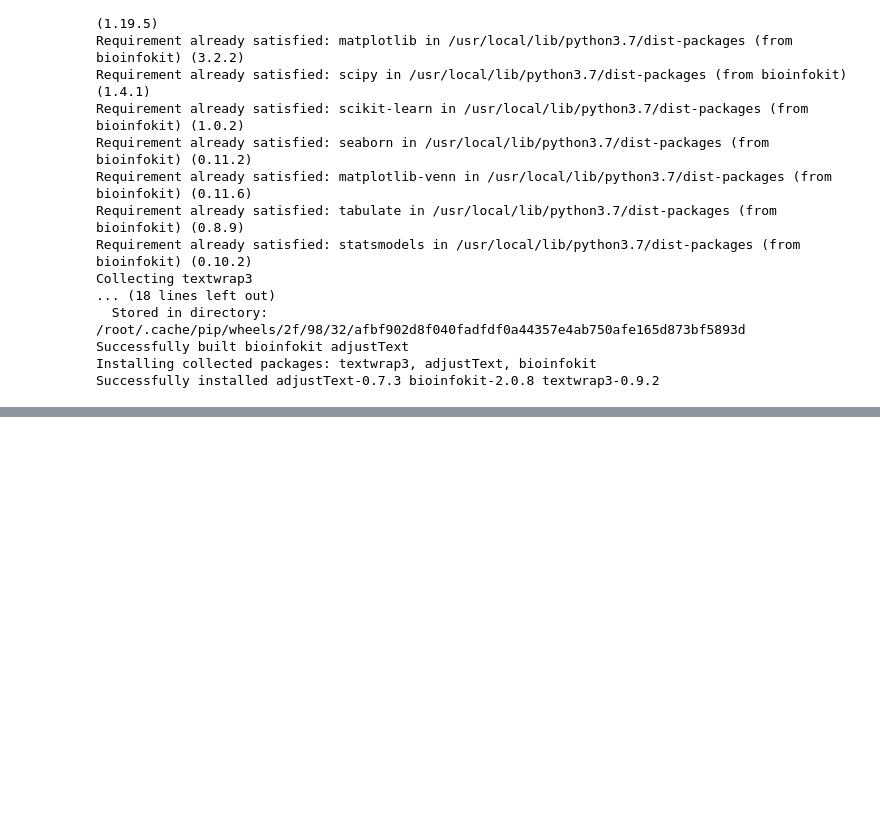
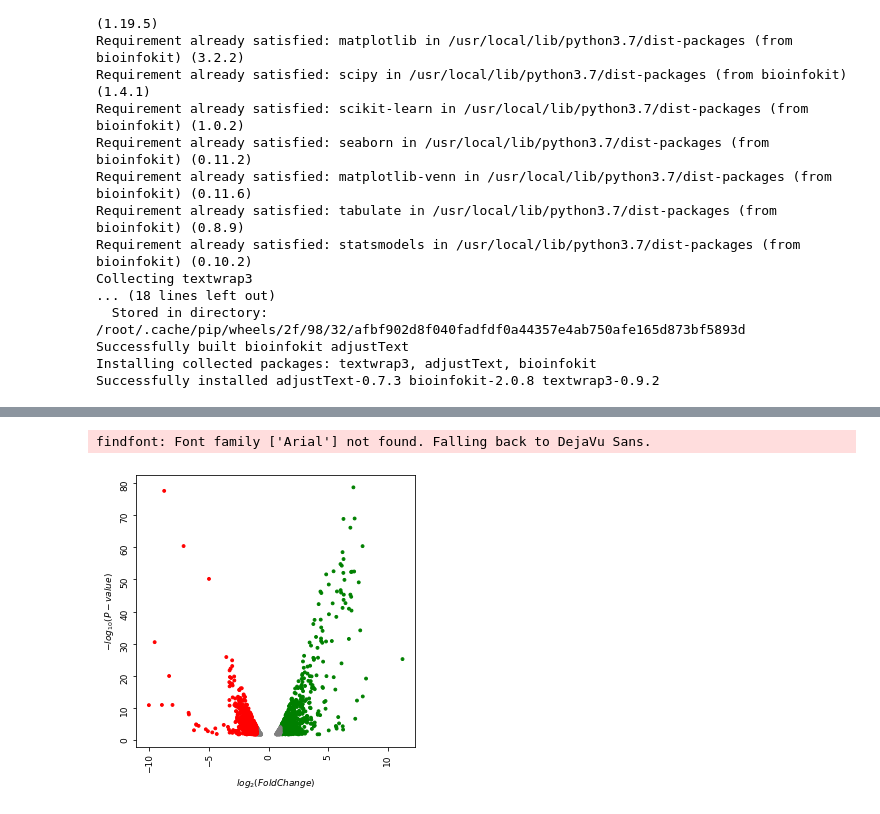
Before and after one commit to sivakumarkc/dataanalysis, a Jupyter notebook: volcanoplot.ipynb, the cells around one changed output, grey strips where cells are left out. Saved outputs shown, nothing was run; the diff lists cells and outputs as text; code cells hidden in the pictures; blank space fills up the shorter version.

```diff
--- a/volcanoplot.ipynb
+++ b/volcanoplot.ipynb
@@ -48 +48,11 @@ df.head(5)
+# %%
+# the plot will be saved as 'volcano.png' in your google drive
+visuz.GeneExpression.volcano(df=df, lfc='log2FC', pv='PValue')
+# %% [output]
+findfont: Font family ['Arial'] not found. Falling back to DejaVu Sans.
+# %%
+
+visuz.GeneExpression.volcano(df=df, lfc='log2FC', pv='PValue', legendanchor=(0.001,0.01), show=True)
+# %% [output]
+[figure, added]
 # %%
```
Also changed, not shown: parts of 22 cells of this notebook.
